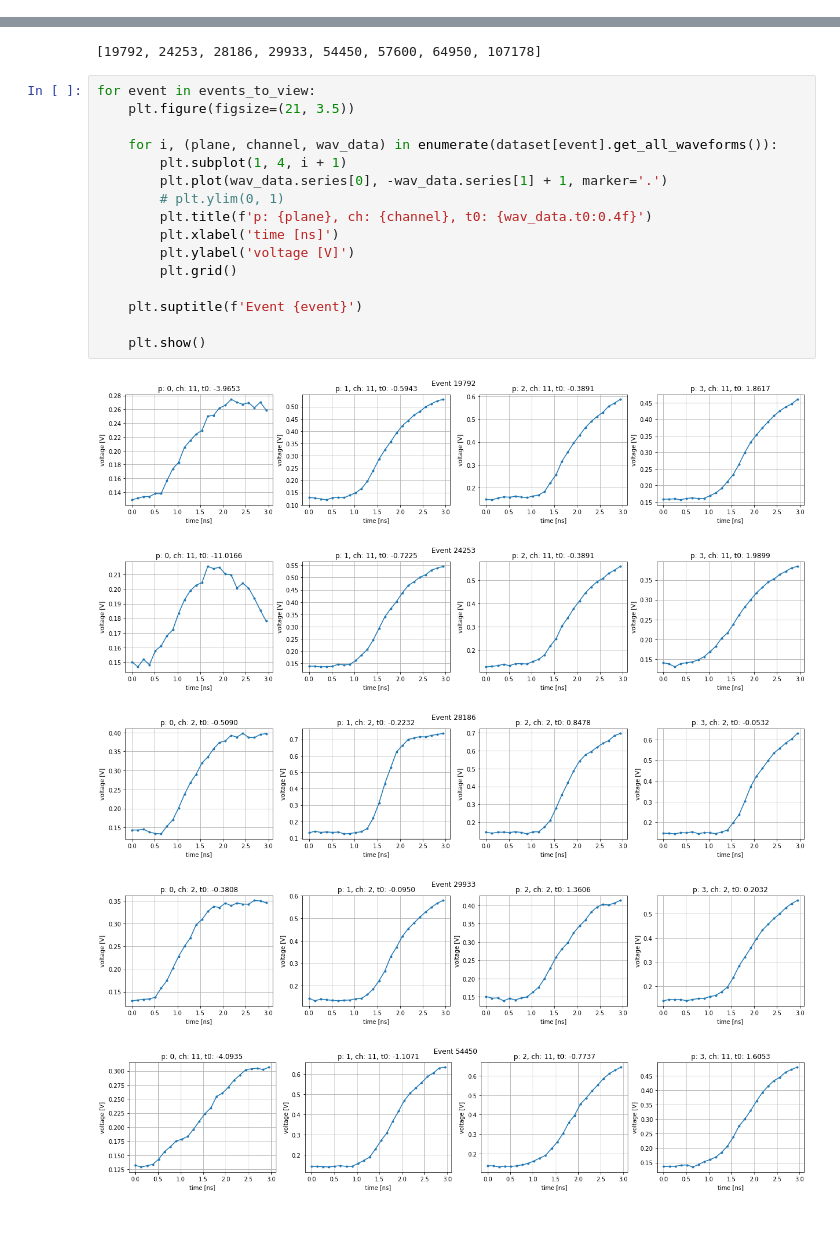
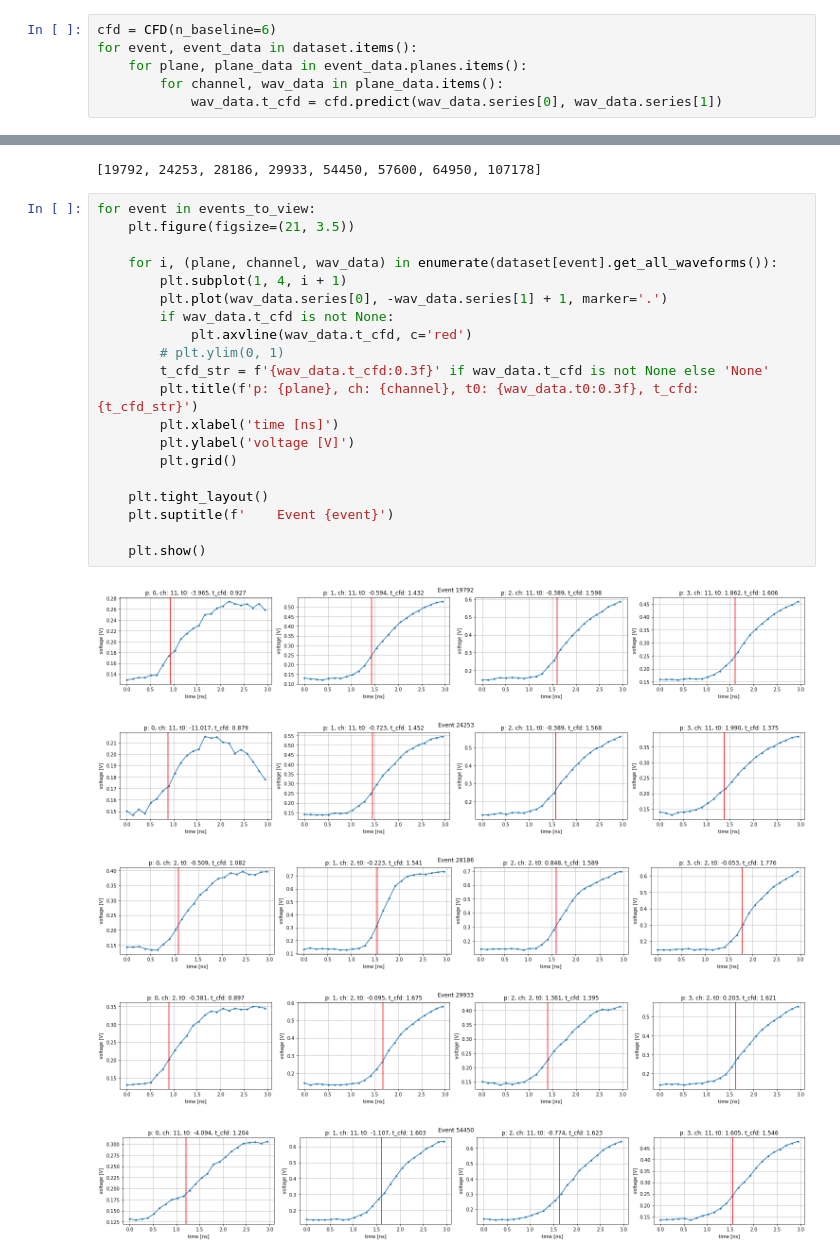
Before and after one commit to MatiXOfficial/pps-timing-ml, a Jupyter notebook: first_tests.ipynb, the cells around one changed output, grey strips where cells are left out. Drawn from its saved outputs; the diff is of its cells as text; blank space fills up the shorter version.

```diff
--- a/first_tests.ipynb
+++ b/first_tests.ipynb
@@ -194,3 +198,9 @@ plt.show()
+# %%
+cfd = CFD(n_baseline=6)
+for event, event_data in dataset.items():
+    for plane, plane_data in event_data.planes.items():
+        for channel, wav_data in plane_data.items():
+            wav_data.t_cfd = cfd.predict(wav_data.series[0], wav_data.series[1])
 # %% [markdown]
 # Examples
 # %%
@@ -207,22 +217,26 @@ events_to_view
 # %%
 for event in events_to_view:
     plt.figure(figsize=(21, 3.5))
 
     for i, (plane, channel, wav_data) in enumerate(dataset[event].get_all_waveforms()):
         plt.subplot(1, 4, i + 1)
         plt.plot(wav_data.series[0], -wav_data.series[1] + 1, marker='.')
+        if wav_data.t_cfd is not None:
+            plt.axvline(wav_data.t_cfd, c='red')
         # plt.ylim(0, 1)
-        plt.title(f'p: {plane}, ch: {channel}, t0: {wav_data.t0:0.4f}')
+        t_cfd_str = f'{wav_data.t_cfd:0.3f}' if wav_data.t_cfd is not None else 'None'
+        plt.title(f'p: {plane}, ch: {channel}, t0: {wav_data.t0:0.3f}, t_cfd: {t_cfd_str}')
         plt.xlabel('time [ns]')
         plt.ylabel('voltage [V]')
         plt.grid()
 
-    plt.suptitle(f'Event {event}')
+    plt.tight_layout()
+    plt.suptitle(f'    Event {event}')
 
     plt.show()
 # %% [output]
-[figure, old version]
+[figure, new version]
-[figure, old version]
+[figure, new version]
-[figure, old version]
+[figure, new version]
-[figure, old version]
+[figure, new version]
-[figure, old version]
+[figure, new version]
```
Also changed, not shown: parts of 5 cells of this notebook, 2 other files.
